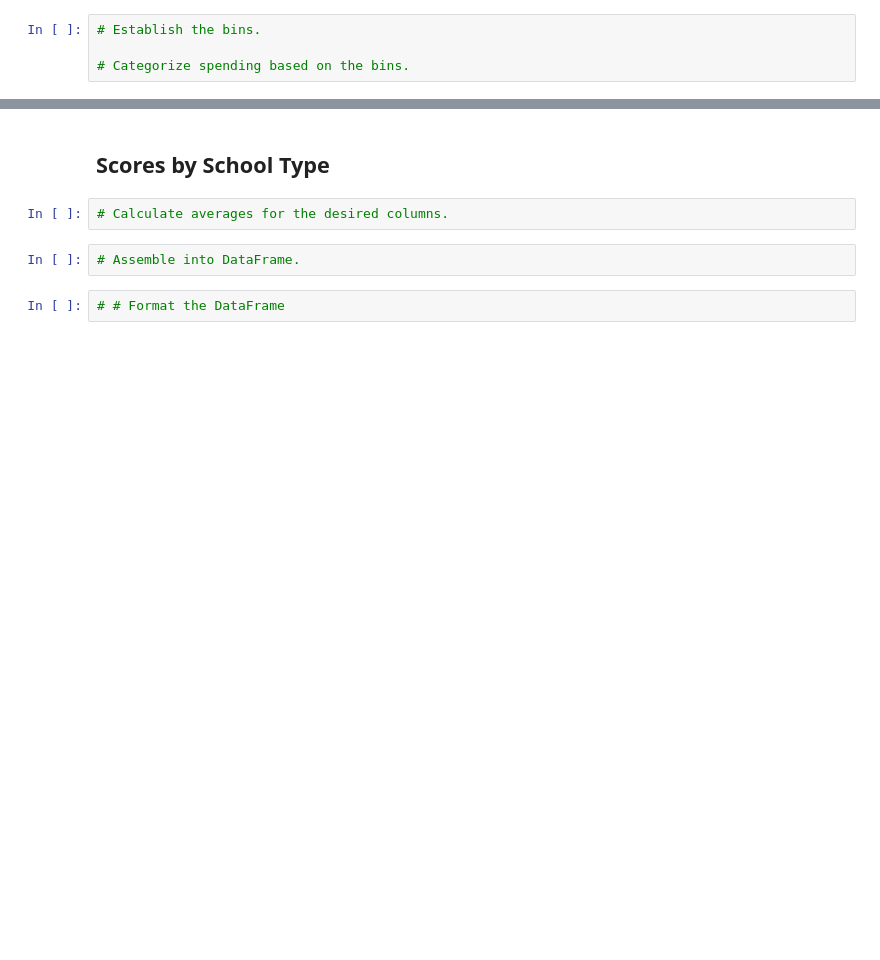
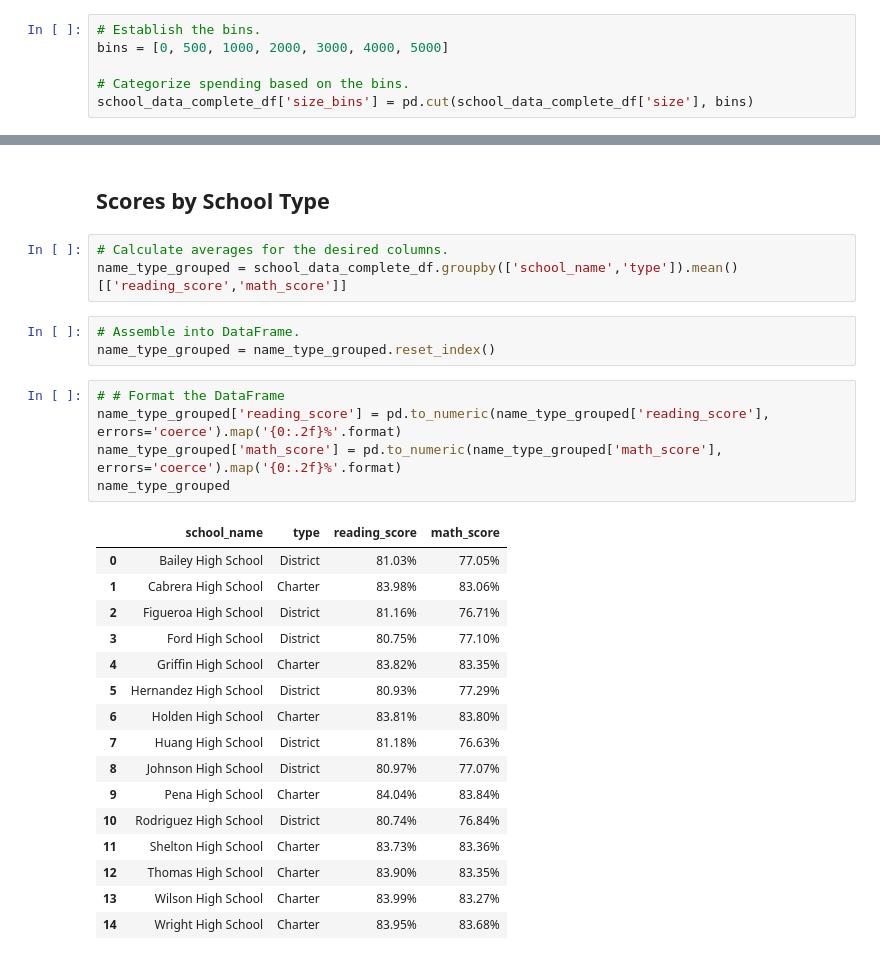
Before and after one commit to liam-selfors/School_District_Analysis, a Jupyter notebook: PyCitySchools_Challenge.ipynb, the cells around one changed output, grey strips where cells are left out. Saved outputs shown, nothing was run; the diff lists cells and outputs as text; blank space fills up the shorter version.

```diff
--- a/PyCitySchools_Challenge.ipynb
+++ b/PyCitySchools_Challenge.ipynb
@@ -477,7 +477,9 @@ grade_avgs_budget_bin
 ## Scores by School Size
 # %%
 # Establish the bins.
+bins = [0, 500, 1000, 2000, 3000, 4000, 5000]
 
 # Categorize spending based on the bins.
+school_data_complete_df['size_bins'] = pd.cut(school_data_complete_df['size'], bins)
 # %%
 # Calculate averages for the desired columns.
@@ -489,7 +504,29 @@ grade_avgs_budget_bin
 ## Scores by School Type
 # %%
 # Calculate averages for the desired columns.
+name_type_grouped = school_data_complete_df.groupby(['school_name','type']).mean()[['reading_score','math_score']]
 # %%
 # Assemble into DataFrame.
+name_type_grouped = name_type_grouped.reset_index()
-# %%
-# # Format the DataFrame
+# %%
+# # Format the DataFrame
+name_type_grouped['reading_score'] = pd.to_numeric(name_type_grouped['reading_score'], errors='coerce').map('{0:.2f}%'.format)
+name_type_grouped['math_score'] = pd.to_numeric(name_type_grouped['math_score'], errors='coerce').map('{0:.2f}%'.format)
+name_type_grouped
+# %% [output]
+|  | school_name | type | reading_score | math_score |
+| 0 | Bailey High School | District | 81.03% | 77.05% |
+| 1 | Cabrera High School | Charter | 83.98% | 83.06% |
+| 2 | Figueroa High School | District | 81.16% | 76.71% |
+| 3 | Ford High School | District | 80.75% | 77.10% |
+| 4 | Griffin High School | Charter | 83.82% | 83.35% |
+| 5 | Hernandez High School | District | 80.93% | 77.29% |
+| 6 | Holden High School | Charter | 83.81% | 83.80% |
+| 7 | Huang High School | District | 81.18% | 76.63% |
+| 8 | Johnson High School | District | 80.97% | 77.07% |
+| 9 | Pena High School | Charter | 84.04% | 83.84% |
+| 10 | Rodriguez High School | District | 80.74% | 76.84% |
+| 11 | Shelton High School | Charter | 83.73% | 83.36% |
+| 12 | Thomas High School | Charter | 83.90% | 83.35% |
+| 13 | Wilson High School | Charter | 83.99% | 83.27% |
+| 14 | Wright High School | Charter | 83.95% | 83.68% |
```
Also changed, not shown: parts of 4 cells of this notebook.
